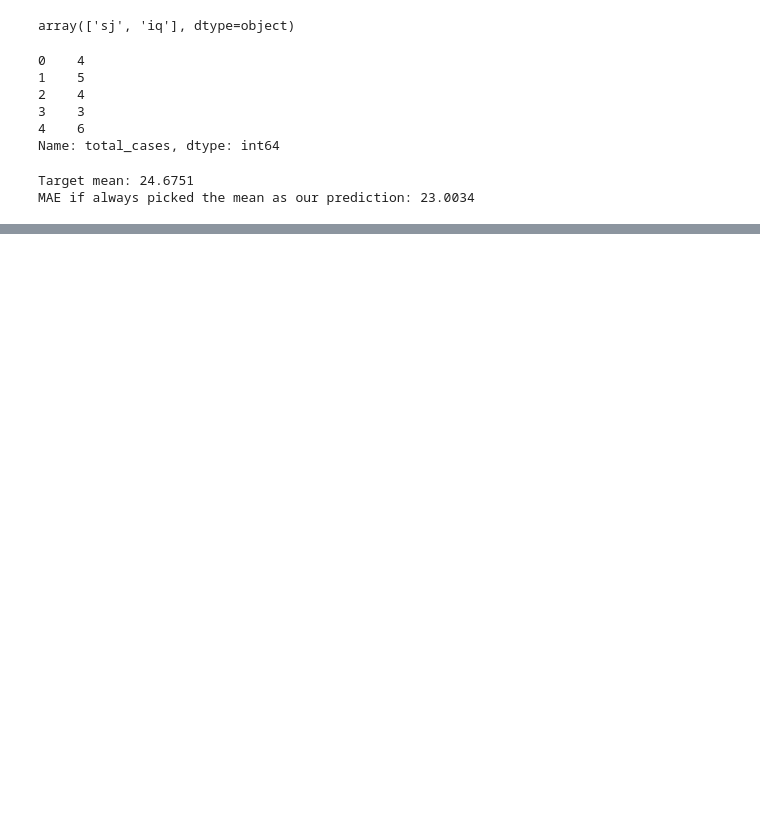
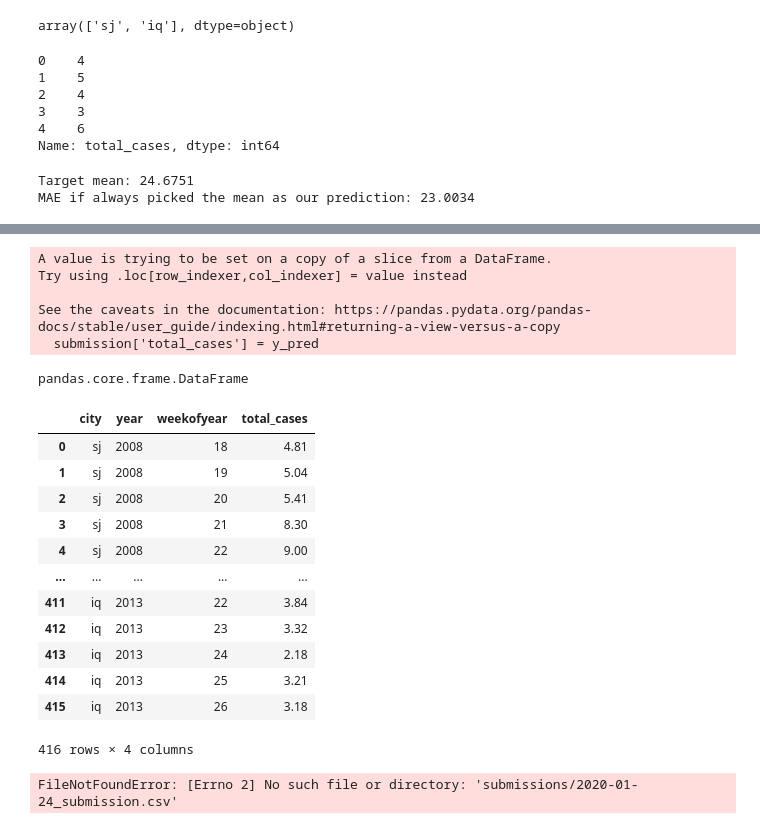
Before and after one commit to Frank-Howd/DS23-dengai-FH, a Jupyter notebook: Analysis.ipynb, the cells around one changed output, grey strips where cells are left out. Saved outputs shown, nothing was run; the diff lists cells and outputs as text; code cells hidden in the pictures; blank space fills up the shorter version.

Commit message:
Create analysis.  Create submission.

```diff
--- a/Analysis.ipynb
+++ b/Analysis.ipynb
@@ -165,0 +234,35 @@ MAE if always picked the mean as our prediction: 23.0034
+# %%
+submission = X_test[['city', 'year', 'weekofyear']]
+submission['total_cases'] = y_pred
+# %% [output]
+A value is trying to be set on a copy of a slice from a DataFrame.
+Try using .loc[row_indexer,col_indexer] = value instead
+
+See the caveats in the documentation: https://pandas.pydata.org/pandas-docs/stable/user_guide/indexing.html#returning-a-view-versus-a-copy
+  submission['total_cases'] = y_pred
+# %%
+type(submission)
+# %% [output]
+pandas.core.frame.DataFrame
+# %%
+submission.reset_index(drop=True, inplace=True)
+# %%
+submission
+# %% [output]
+|  | city | year | weekofyear | total_cases |
+| 0 | sj | 2008 | 18 | 4.81 |
+| 1 | sj | 2008 | 19 | 5.04 |
+| 2 | sj | 2008 | 20 | 5.41 |
+| 3 | sj | 2008 | 21 | 8.30 |
+| 4 | sj | 2008 | 22 | 9.00 |
+| ... | ... | ... | ... | ... |
+| 411 | iq | 2013 | 22 | 3.84 |
+| 412 | iq | 2013 | 23 | 3.32 |
+| 413 | iq | 2013 | 24 | 2.18 |
+| 414 | iq | 2013 | 25 | 3.21 |
+| 415 | iq | 2013 | 26 | 3.18 |
+416 rows × 4 columns
+# %%
+submission.to_csv('submissions/2020-01-24_submission.csv', igno)
+# %% [output]
+FileNotFoundError: [Errno 2] No such file or directory: 'submissions/2020-01-24_submission.csv'
```
Also changed, not shown: parts of 13 cells of this notebook, 1 other file.
